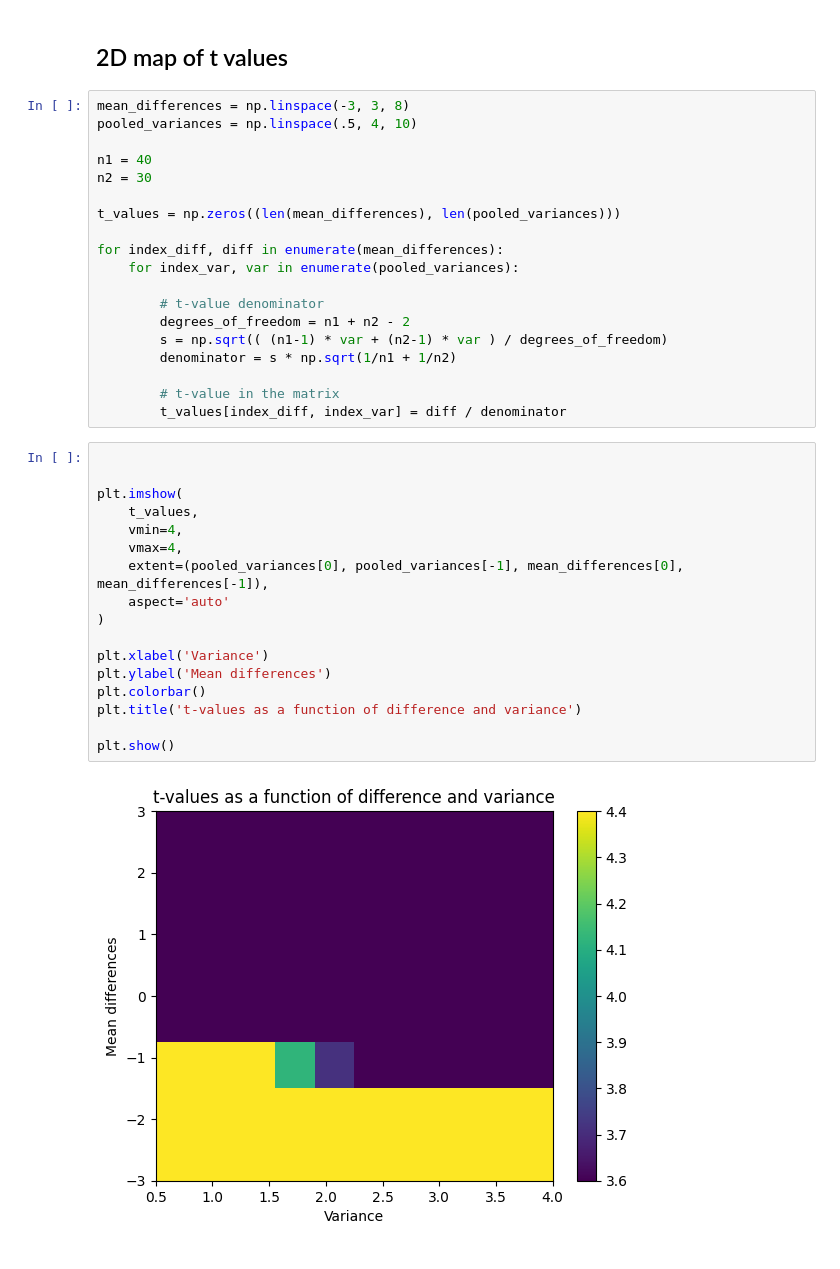
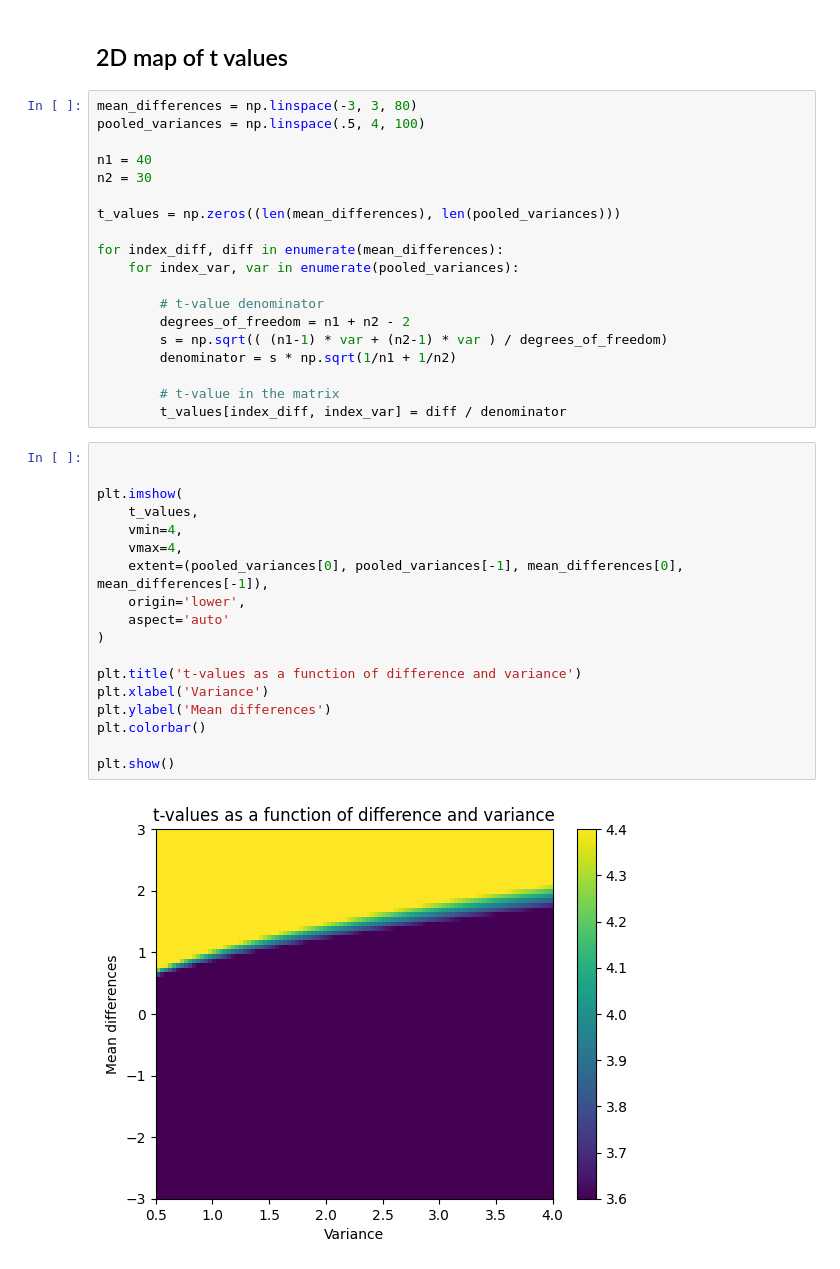
Before and after one commit to elspinn/udemy_mastering_stats_and_ml, a Jupyter notebook: notebooks/section 10 t-test family/two_sample_t-test.ipynb, the cells around one changed output. Saved outputs shown, nothing was run; the diff lists cells and outputs as text.

```diff
--- a/notebooks/section 10 t-test family/two_sample_t-test.ipynb
+++ b/notebooks/section 10 t-test family/two_sample_t-test.ipynb
@@ -29,8 +29,8 @@ plt.show()
 # %% [markdown]
 ## 2D map of t values
 # %%
-mean_differences = np.linspace(-3, 3, 8)
-pooled_variances = np.linspace(.5, 4, 10)
+mean_differences = np.linspace(-3, 3, 80)
+pooled_variances = np.linspace(.5, 4, 100)
 
 n1 = 40
 n2 = 30
@@ -50,19 +50,20 @@ for index_diff, diff in enumerate(mean_differences):
 # %%
 
 
 plt.imshow(
     t_values,
     vmin=4,
     vmax=4,
     extent=(pooled_variances[0], pooled_variances[-1], mean_differences[0], mean_differences[-1]),
+    origin='lower',
     aspect='auto'
 )
 
+plt.title('t-values as a function of difference and variance')
 plt.xlabel('Variance')
 plt.ylabel('Mean differences')
 plt.colorbar()
-plt.title('t-values as a function of difference and variance')
 
 plt.show()
 # %% [output]
-[figure, old version]
+[figure, new version]
```
Also changed, not shown: parts of 1 cell of this notebook, 1 other file.
